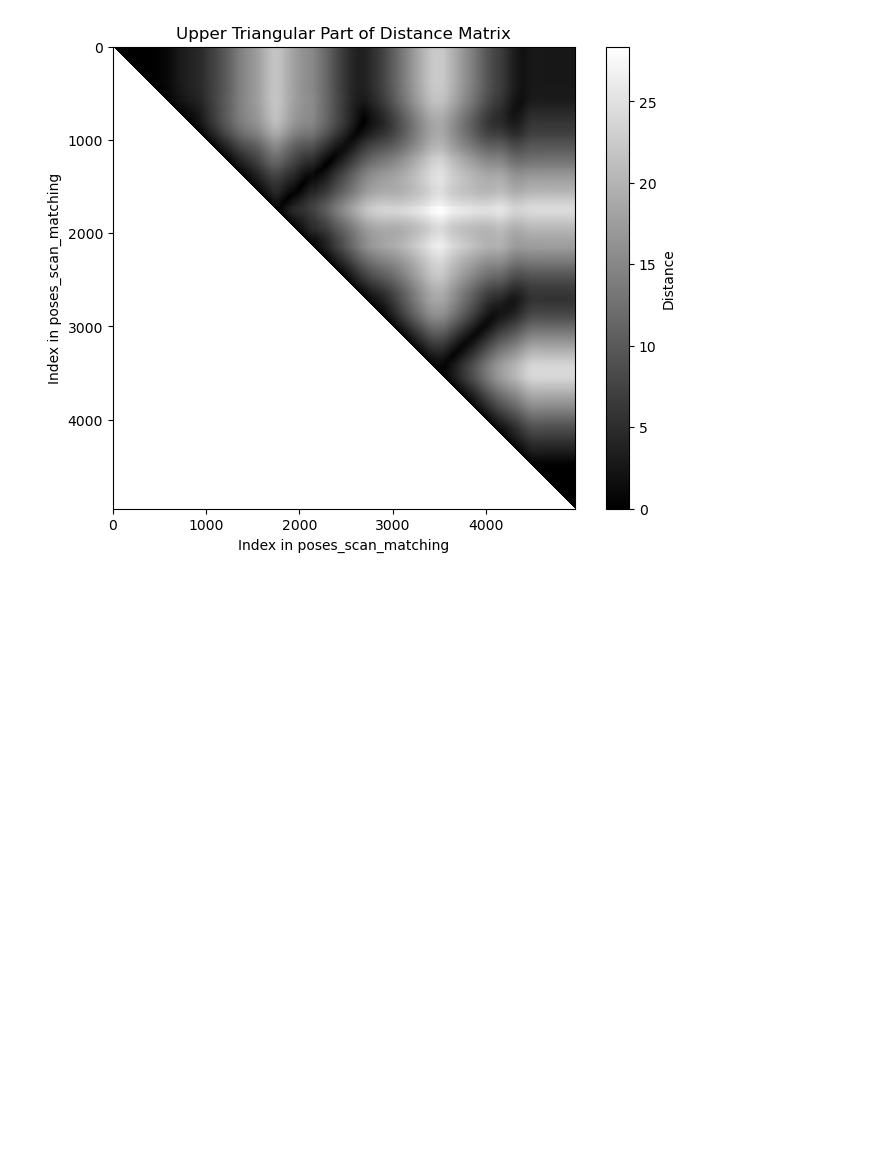
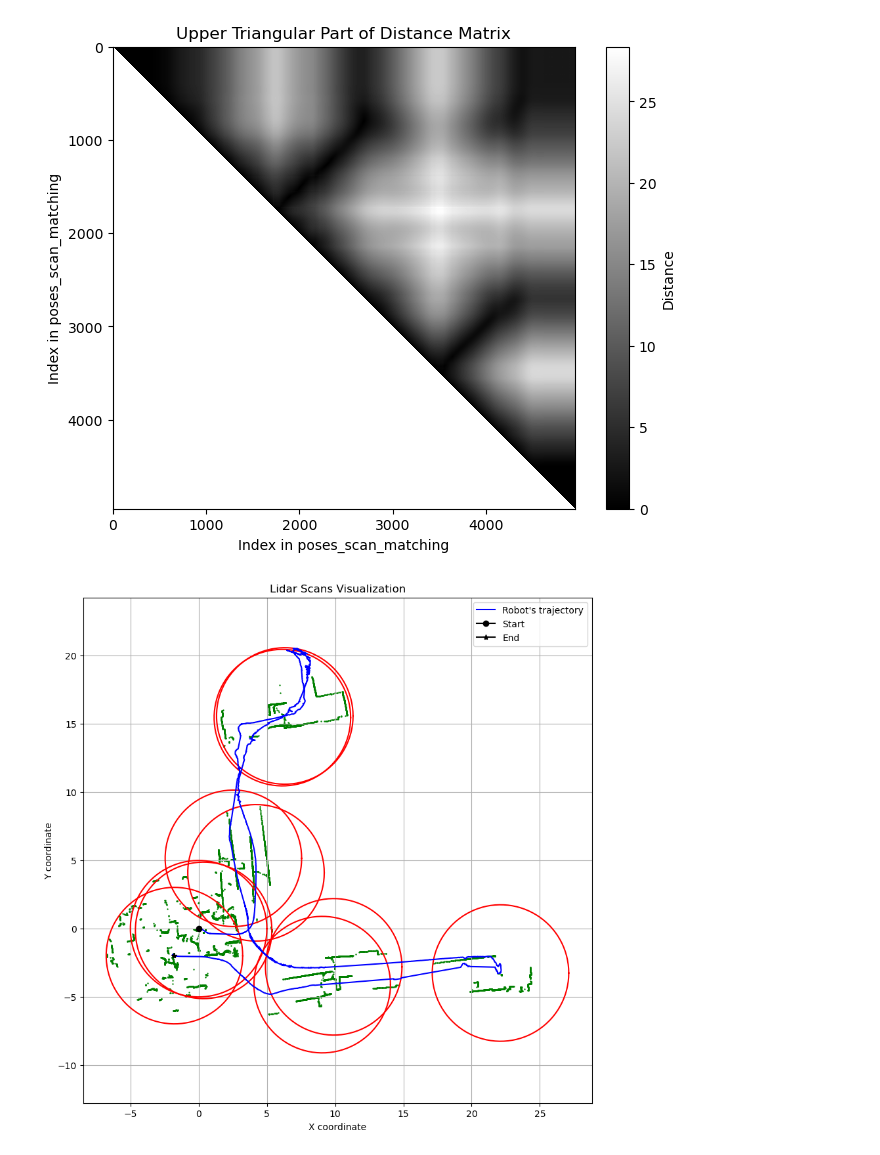
Before and after one commit to fadli0029/LiDAR-SLAM, a Jupyter notebook: v8.ipynb, the cells around one changed output. Drawn from its saved outputs; the diff is of its cells as text; code cells hidden in the pictures; blank space fills up the shorter version.

```diff
--- a/v8.ipynb
+++ b/v8.ipynb
@@ -98 +334,60 @@ plt.show()
+# %%
+# Function to filter points too close or too far
+def filter_scans(lidar_scans, min_dist, max_dist):
+    filtered_scans = []
+    for scan in lidar_scans:
+        distances = np.sqrt(np.sum(np.square(scan), axis=1))  # Calculate distances from (0, 0)
+        mask = (distances > min_dist) & (distances < max_dist)  # Create mask for valid distances
+        filtered_scans.append(scan[mask])  # Apply mask
+    return filtered_scans
+too_close = 0.1
+too_far = 5.
+z_ts_filtered = filter_scans(z_ts, too_close, too_far)
+# z_ts_filtered = z_ts
+
+z_ts_w = []
+for i in range(len(z_ts_filtered)):
+    pose = poses_scan_matching[i]
+    x, y, theta = pose
+    T = np.array([
+        [np.cos(theta), -np.sin(theta), x],
+        [np.sin(theta), np.cos(theta), y],
+        [0, 0, 1]
+    ])
+
+    z = np.hstack((z_ts_filtered[i], np.ones((z_ts_filtered[i].shape[0], 1))))
+    z = transform_points(z, T)
+    z_ts_w.append(z[:, :2])
+
+r = 5.
+
+plt.figure(figsize=(10, 10))
+theta = np.linspace(0, 2*np.pi, 100)
+for i in range(0, len(z_ts_w), 500):
+    xr = poses_scan_matching[i, 0]
+    yr = poses_scan_matching[i, 1]
+    x = r*np.cos(theta) + xr
+    y = r*np.sin(theta) + yr
+
+    plt.scatter(z_ts_w[i][:, 0], z_ts_w[i][:, 1], s=0.5, color='green')
+    plt.plot(x, y, 'r-')
+
+xr = poses_scan_matching[:, 0]
+yr = poses_scan_matching[:, 1]
+plt.plot(xr, yr, label="Robot's trajectory", color='blue')
+start_pose = poses_scan_matching[0, :2]
+end_pose = poses_scan_matching[-1, :2]
+xs, ys = start_pose
+xe, ye = end_pose
+plt.plot(xs, ys, marker='o', color='black', label='Start')
+plt.plot(xe, ye, marker='*', color='black', label='End')
+plt.title('Lidar Scans Visualization')
+plt.xlabel('X coordinate')
+plt.ylabel('Y coordinate')
+plt.legend()
+plt.grid(True)
+plt.axis('equal')
+plt.show()
+# %% [output]
+[figure, added]
 # %%
```
Also changed, not shown: parts of 18 cells of this notebook, 25 other files.
